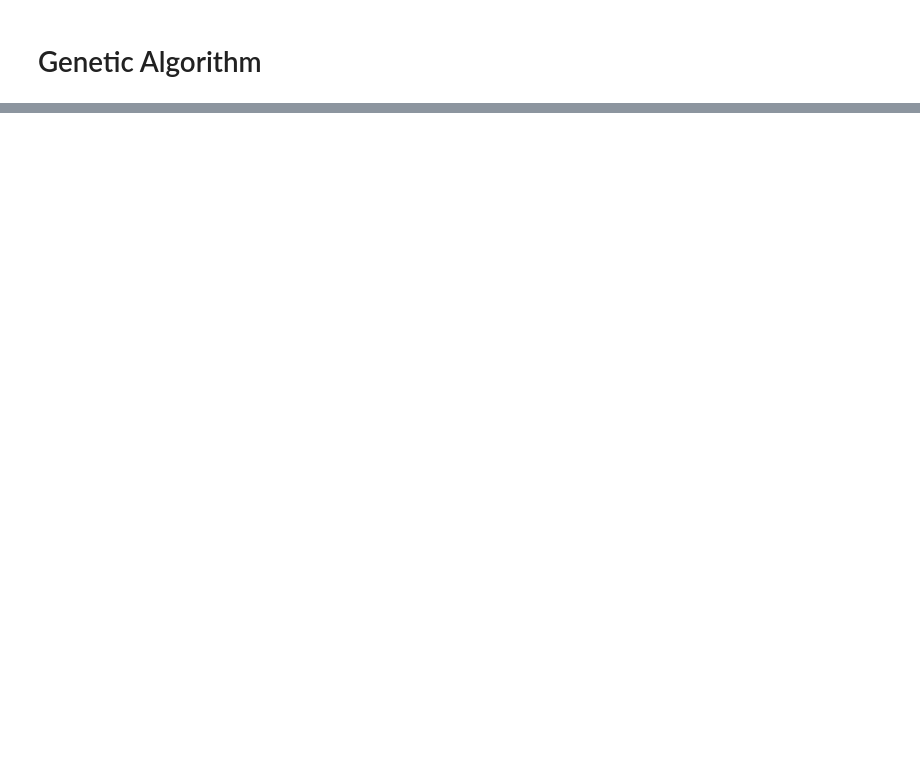
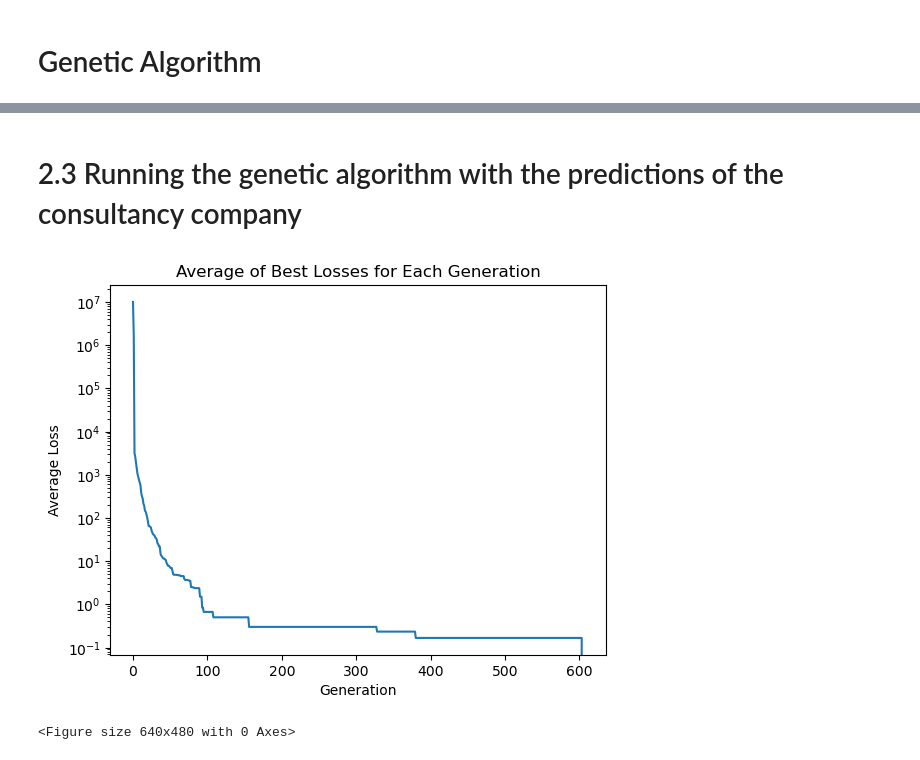
Before and after one commit to JochemBus/PA_assignment3, a Jupyter notebook: Genetic_Algorithm.ipynb, the cells around one changed output, grey strips where cells are left out. Saved outputs shown, nothing was run; the diff lists cells and outputs as text; code cells hidden in the pictures; blank space fills up the shorter version.

```diff
--- a/Genetic_Algorithm.ipynb
+++ b/Genetic_Algorithm.ipynb
@@ -1166,0 +1102,48 @@ mutation_percent_genes = 10
+# %% [markdown]
+# 2.3 Running the genetic algorithm with the predictions of the consultancy company
+# %%
+"""Run your Genetic Algorithm on the same problem, but with the RUL predictions of the consultancy
+company. Run it 30 times for at most 5 minutes, and plot the average-best-fitness."""
+# 2.3.1 Running the genetic algorithm with the predictions of the consultancy company
+
+num_generations = None
+crossover_prob = 0.9
+mutation_prob = 0.05
+initial_population_size = 100
+elitism = 1
+length_schedule = 30
+time_limit = 300
+engine_RUL = engine_RUL_full_consultancy
+stop_at_optimal = True
+
+num_runs = 30
+losses = []
+
+for i in range(num_runs):
+    best_loss_list, _ = GA_run(initial_population_size, crossover_prob,  mutation_prob, engine_RUL, elitism,  length_schedule, time_limit, num_generations, stop_at_optimal)
+    losses.append(best_loss_list)
+
+longest_generation = max(len(loss) for loss in losses)
+
+# Fill up the shorter lists (due to less generations) with zeros untill all lists are the same length
+for loss in losses:
+    while len(loss) < longest_generation:
+        loss.append(0)
+
+# Calculate the average loss for each generation
+average_losses = np.mean(losses, axis=0)
+
+# Plot the average loss for each generation with a logarithmic scale
+plt.plot(average_losses)
+plt.xlabel("Generation")
+plt.ylabel("Average Loss")
+plt.title("Average of Best Losses for Each Generation")
+plt.yscale('log')  # Set y-axis to logarithmic scale
+plt.show()
+
+# Save the plot
+plt_231 = "average_loss_plot_2.3.1.png"
+plt.savefig(plt_231)
+# %% [output]
+[figure, added]
+<Figure size 640x480 with 0 Axes>
```
Also changed, not shown: parts of 23 cells of this notebook, 3 other files.
